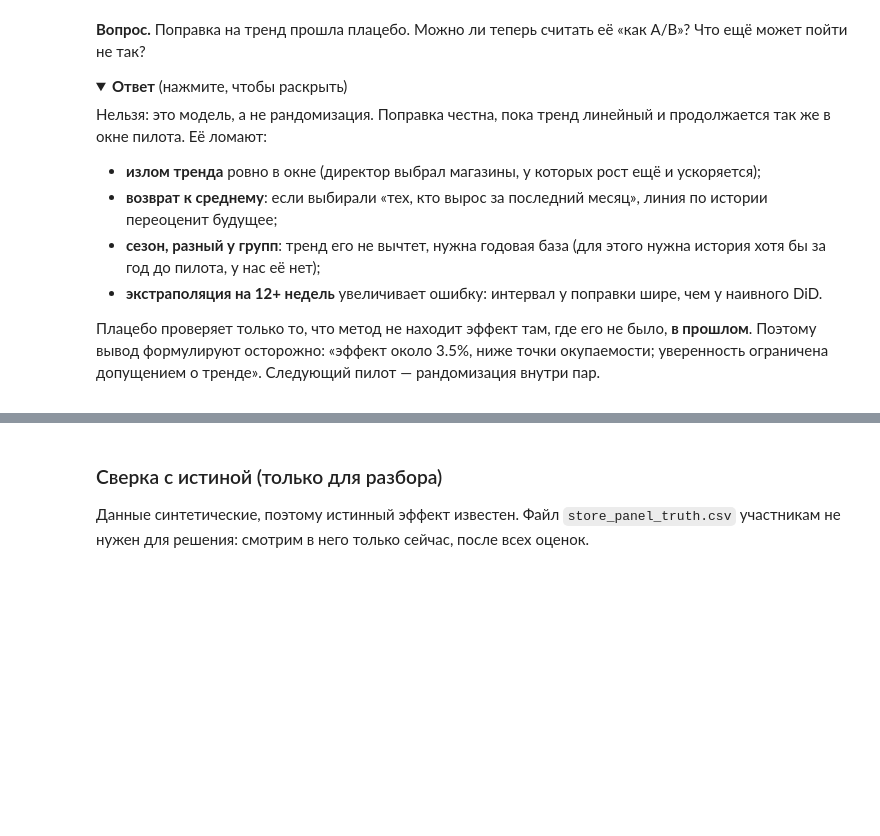
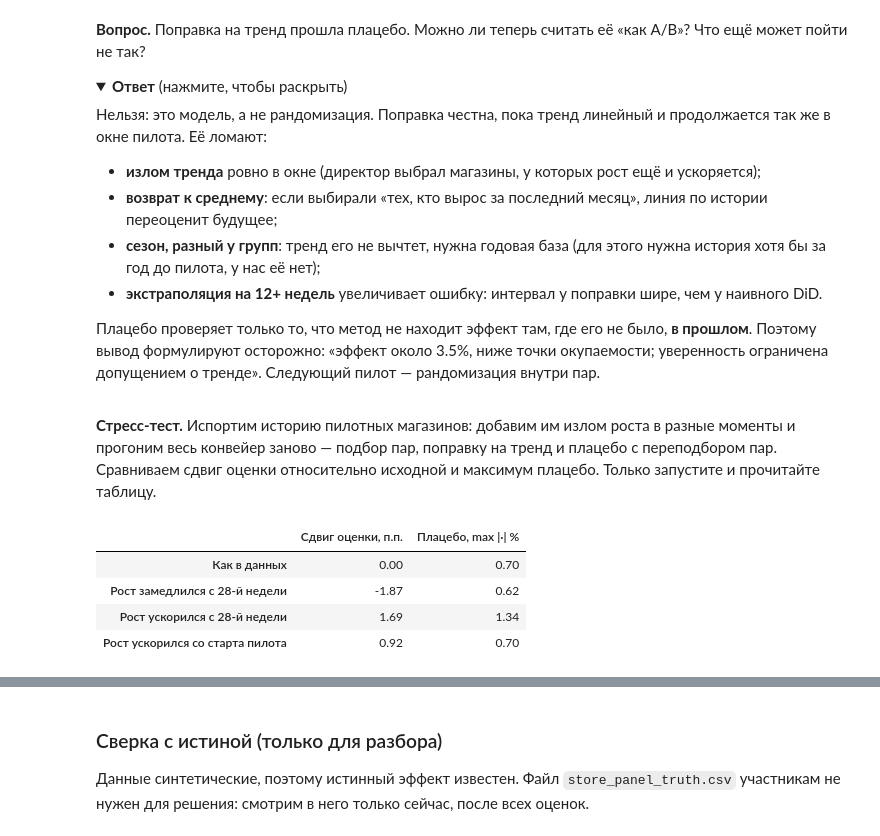
Before and after one commit to Alberelloo/AITH-2026-Hypothesis-Testing-Workshop, a Jupyter notebook: 05. Нестандартные дизайны/practice.ipynb, the cells around one changed output, grey strips where cells are left out. Drawn from its saved outputs; the diff is of its cells as text; code cells hidden in the pictures; folded sections open; blank space fills up the shorter version.

```diff
--- a/05. Нестандартные дизайны/practice.ipynb
+++ b/05. Нестандартные дизайны/practice.ipynb
@@ -503,3 +537,36 @@ summary
 Плацебо проверяет только то, что метод не находит эффект там, где его не было, **в прошлом**. Поэтому вывод формулируют осторожно: «эффект около 3.5%, ниже точки окупаемости; уверенность ограничена допущением о тренде». Следующий пилот — рандомизация внутри пар.
 
 </details>
+# %% [markdown]
+**Стресс-тест.** Испортим историю пилотных магазинов: добавим им излом роста в разные моменты и прогоним весь конвейер заново — подбор пар, поправку на тренд и плацебо с переподбором пар. Сравниваем сдвиг оценки относительно исходной и максимум плацебо. Только запустите и прочитайте таблицу.
+# %%
+# Стресс-тест: портим историю пилотных магазинов и смотрим, заметит ли плацебо
+def bend(matrix: np.ndarray, start: int, extra_slope: float) -> np.ndarray:
+    # С недели start пилотные магазины растут на extra_slope в неделю быстрее (или медленнее)
+    bent = matrix.copy()
+    bent[:, pilot_idx] += (extra_slope * np.clip(np.arange(len(matrix)) - start, 0, None))[:, None]
+    return bent
+
+
+def full_pipeline(matrix: np.ndarray) -> dict:
+    pairs_for = lambda t: match_controls(matrix[t - PRE:t].mean(axis=0), pilot_idx, rest_idx, groups)
+    est = pair_trend_did(matrix, pilot_idx, pairs_for(T0), T0)
+    pl = [pair_trend_did(matrix, pilot_idx, pairs_for(t), t)['effect'] for t in PLACEBO_T0]
+    return {'Сдвиг оценки, п.п.': round(100 * (np.expm1(est['effect']) - np.expm1(trend['effect'])), 2),
+            'Плацебо, max |·| %': round(100 * max(abs(np.expm1(v)) for v in pl), 2)}
+
+
+scenarios = {'Как в данных': (0, 0.0),
+             'Рост замедлился с 28-й недели': (28, -0.0016),
+             'Рост ускорился с 28-й недели': (28, +0.0016),
+             'Рост ускорился со старта пилота': (T0, +0.0016)}
+stress = pd.DataFrame({name: full_pipeline(bend(Y, *args)) for name, args in scenarios.items()}).T
+assert stress.loc['Рост ускорился со старта пилота', 'Плацебо, max |·| %'] < 1, 'Излом в окне пилота плацебо не видит'
+assert stress.loc['Рост ускорился со старта пилота', 'Сдвиг оценки, п.п.'] > 0.5, '...а оценку он сдвигает'
+stress
+# %% [output]
+|  | Сдвиг оценки, п.п. | Плацебо, max |·| % |
+| Как в данных | 0.00 | 0.70 |
+| Рост замедлился с 28-й недели | -1.87 | 0.62 |
+| Рост ускорился с 28-й недели | 1.69 | 1.34 |
+| Рост ускорился со старта пилота | 0.92 | 0.70 |
```
Also changed, not shown: parts of 20 cells of this notebook, 3 other files.
